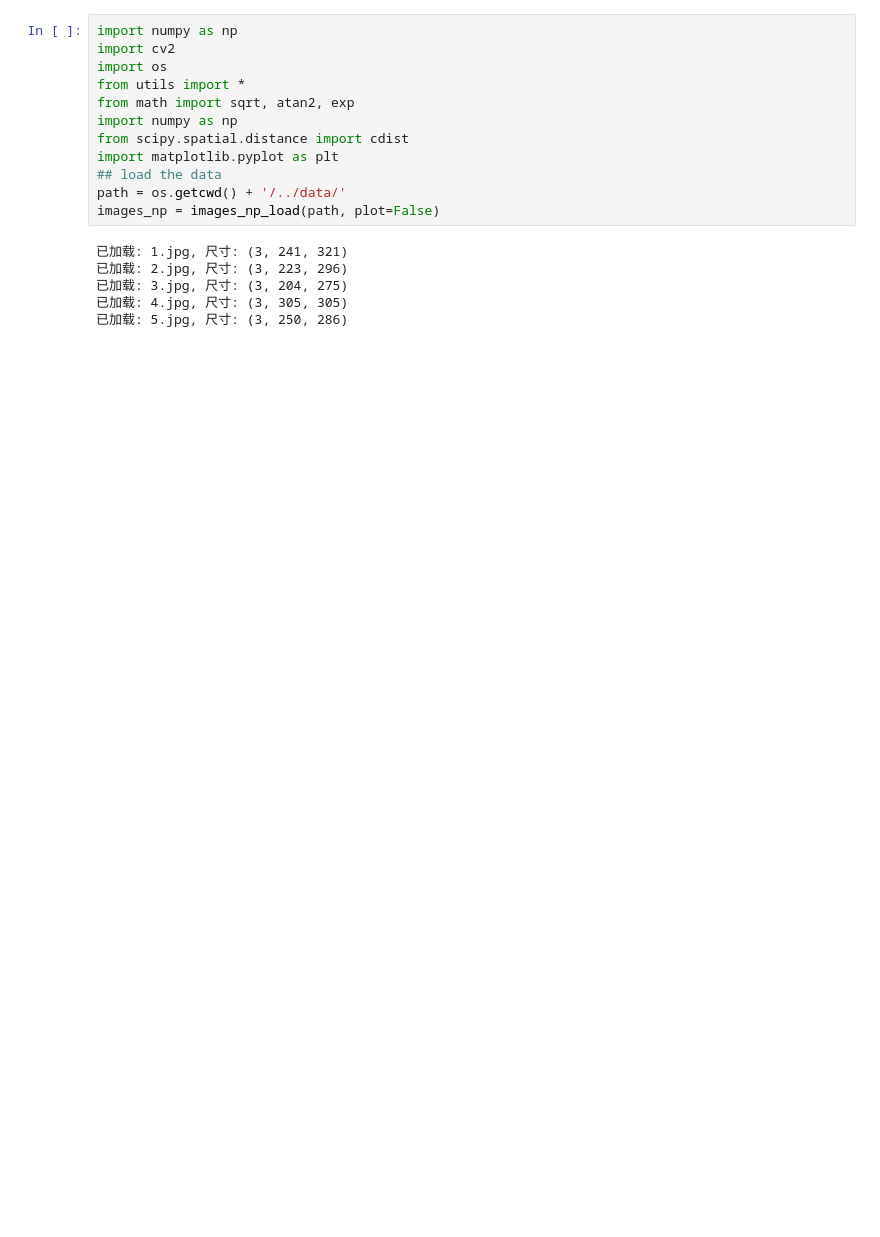
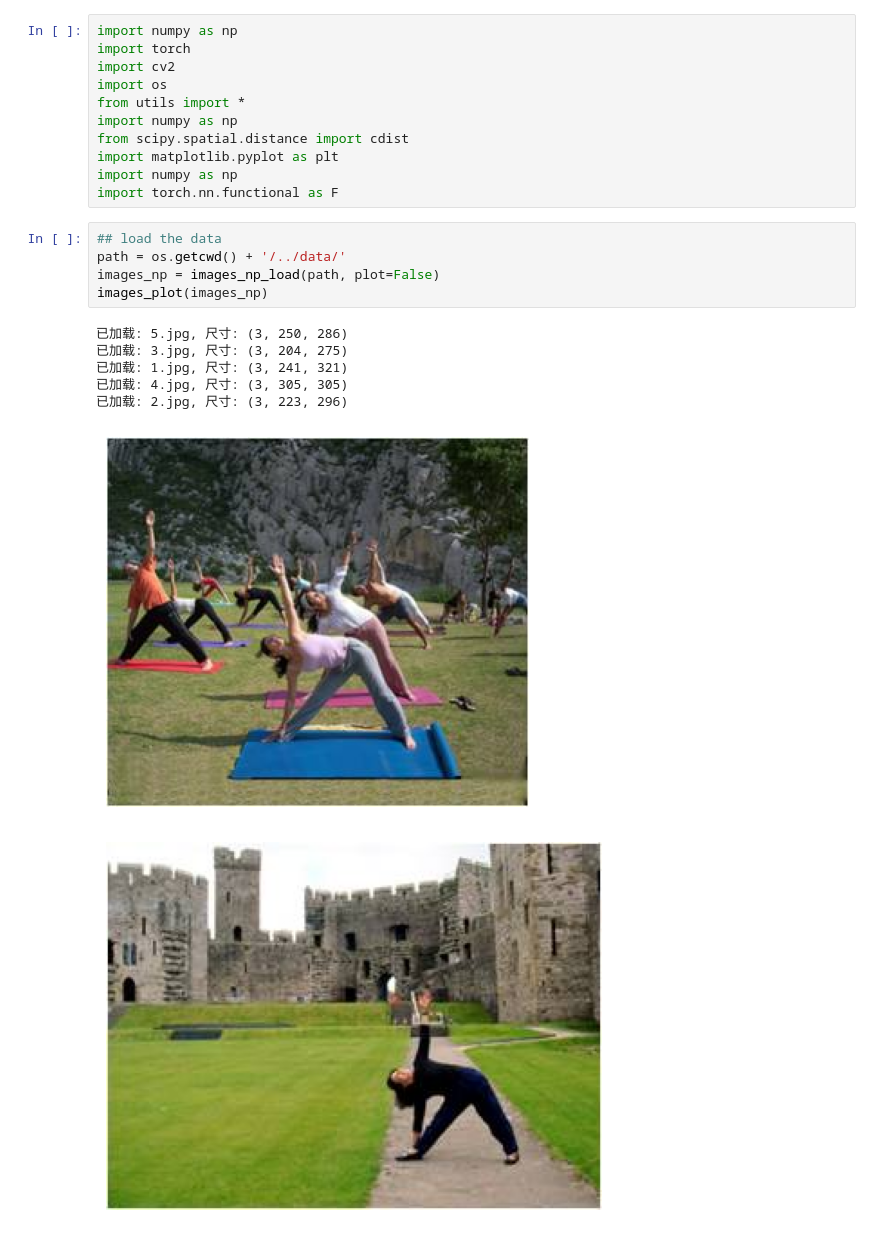
Before and after one commit to Evoild/assignment, a Jupyter notebook: 数字图像处理实验专题/Experiment-2/code/run.ipynb, the cells around one changed output. Cells and saved outputs as stored; diff of their text form; blank space fills up the shorter version.

```diff
--- a/数字图像处理实验专题/Experiment-2/code/run.ipynb
+++ b/数字图像处理实验专题/Experiment-2/code/run.ipynb
@@ -1,18 +1,24 @@
 # %%
 import numpy as np
+import torch
 import cv2
 import os
 from utils import *
-from math import sqrt, atan2, exp
 import numpy as np
 from scipy.spatial.distance import cdist
 import matplotlib.pyplot as plt
-## load the data
-path = os.getcwd() + '/../data/'
-images_np = images_np_load(path, plot=False)
+import numpy as np
+import torch.nn.functional as F
-# %% [output]
-已加载: 1.jpg, 尺寸: (3, 241, 321)
-已加载: 2.jpg, 尺寸: (3, 223, 296)
-已加载: 3.jpg, 尺寸: (3, 204, 275)
-已加载: 4.jpg, 尺寸: (3, 305, 305)
-已加载: 5.jpg, 尺寸: (3, 250, 286)
+# %%
+## load the data
+path = os.getcwd() + '/../data/'
+images_np = images_np_load(path, plot=False)
+images_plot(images_np)
+# %% [output]
+已加载: 5.jpg, 尺寸: (3, 250, 286)
+已加载: 3.jpg, 尺寸: (3, 204, 275)
+已加载: 1.jpg, 尺寸: (3, 241, 321)
+已加载: 4.jpg, 尺寸: (3, 305, 305)
+已加载: 2.jpg, 尺寸: (3, 223, 296)
+[figure, added]
+[figure, added]
```
Also changed, not shown: parts of 9 cells of this notebook, 4 other files.
